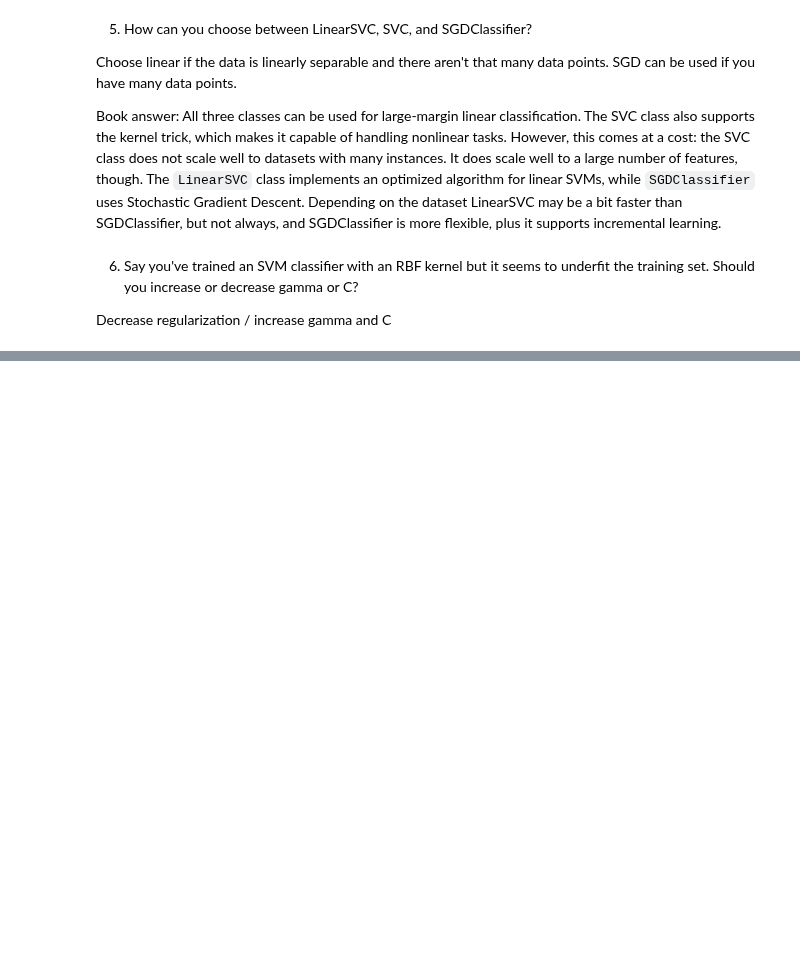
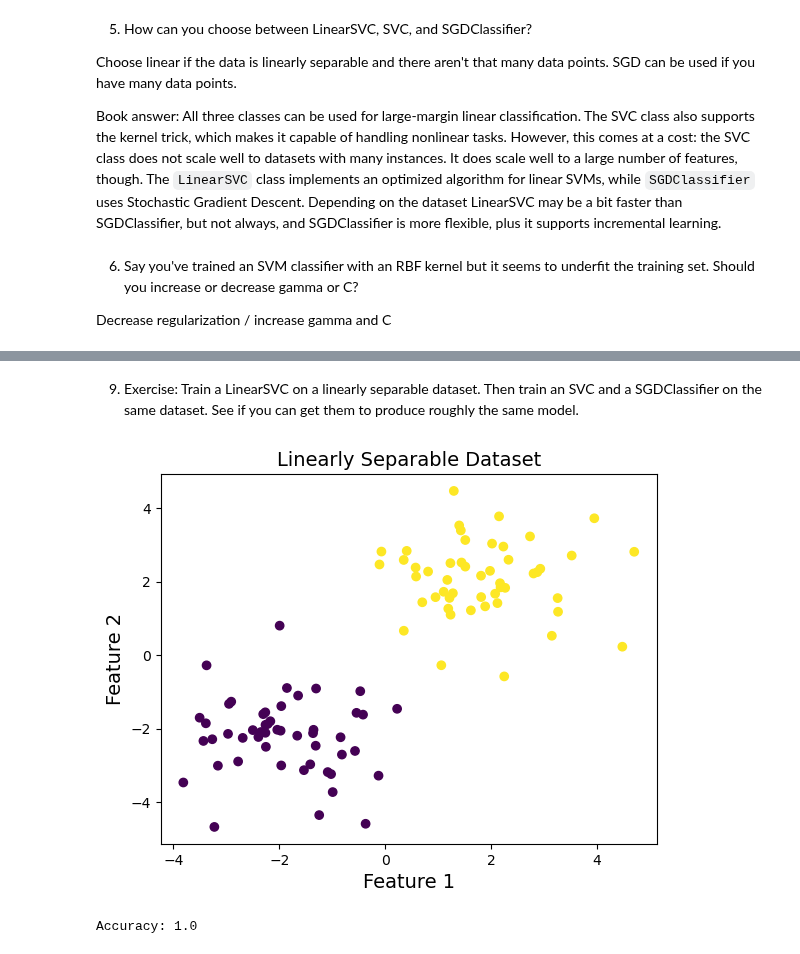
Before and after one commit to schr0841/coding_challenges, a Jupyter notebook: HOMLch5.ipynb, the cells around one changed output, grey strips where cells are left out. Saved outputs shown, nothing was run; the diff lists cells and outputs as text; code cells hidden in the pictures; blank space fills up the shorter version.

```diff
--- a/HOMLch5.ipynb
+++ b/HOMLch5.ipynb
@@ -787,0 +796,65 @@ Decrease regularization / increase gamma and C
+# %% [markdown]
+9. Exercise: Train a LinearSVC on a linearly separable dataset. Then train an SVC and a SGDClassifier on the same dataset. See if you can get them to produce roughly the same model.
+# %%
+import numpy as np
+import matplotlib.pyplot as plt
+
+def generate_linearly_separable_data(num_samples, margin=2, noise_stddev=0.2):
+  """Generates a linearly separable dataset.
+
+  Args:
+    num_samples: The number of samples to generate.
+    margin: The margin between the two classes.
+    noise_stddev: The standard deviation of the Gaussian noise added to the data.
+
+  Returns:
+    A tuple (X, y) where X is a numpy array of shape (num_samples, 2) containing the features,
+    and y is a numpy array of shape (num_samples,) containing the labels.
+  """
+
+  # Generate random data points from two Gaussian distributions
+  X1 = np.random.randn(num_samples // 2, 2) + np.array([margin, margin])
+  X2 = np.random.randn(num_samples // 2, 2) + np.array([-margin, -margin])
+
+  # Combine the data points and their labels
+  X = np.concatenate((X1, X2), axis=0)
+  y = np.concatenate((np.ones(num_samples // 2), -np.ones(num_samples // 2)))
+
+  # Add noise to the data
+  X += np.random.randn(*X.shape) * noise_stddev
+
+  return X, y
+
+# Generate a linearly separable dataset with 100 samples, a margin of 2, and some noise
+X, y = generate_linearly_separable_data(100, margin=2)
+
+# Visualize the dataset
+plt.scatter(X[:, 0], X[:, 1], c=y, cmap='viridis')
+plt.xlabel("Feature 1")
+plt.ylabel("Feature 2")
+plt.title("Linearly Separable Dataset")
+plt.show()
+# %% [output]
+[figure, added]
+# %%
+#Linear SVC
+
+from sklearn.svm import LinearSVC
+
+# Assuming you have your dataset X and y from the previous code
+# ...
+
+# Create a LinearSVC classifier
+clf = LinearSVC()
+
+# Train the classifier on the training data
+clf.fit(X, y)
+
+# Make predictions on the training data
+y_pred = clf.predict(X)
+
+# Calculate accuracy
+accuracy = np.mean(y_pred == y)
+print("Accuracy:", accuracy)
+# %% [output]
+Accuracy: 1.0
```
Also changed, not shown: parts of 14 cells of this notebook.
